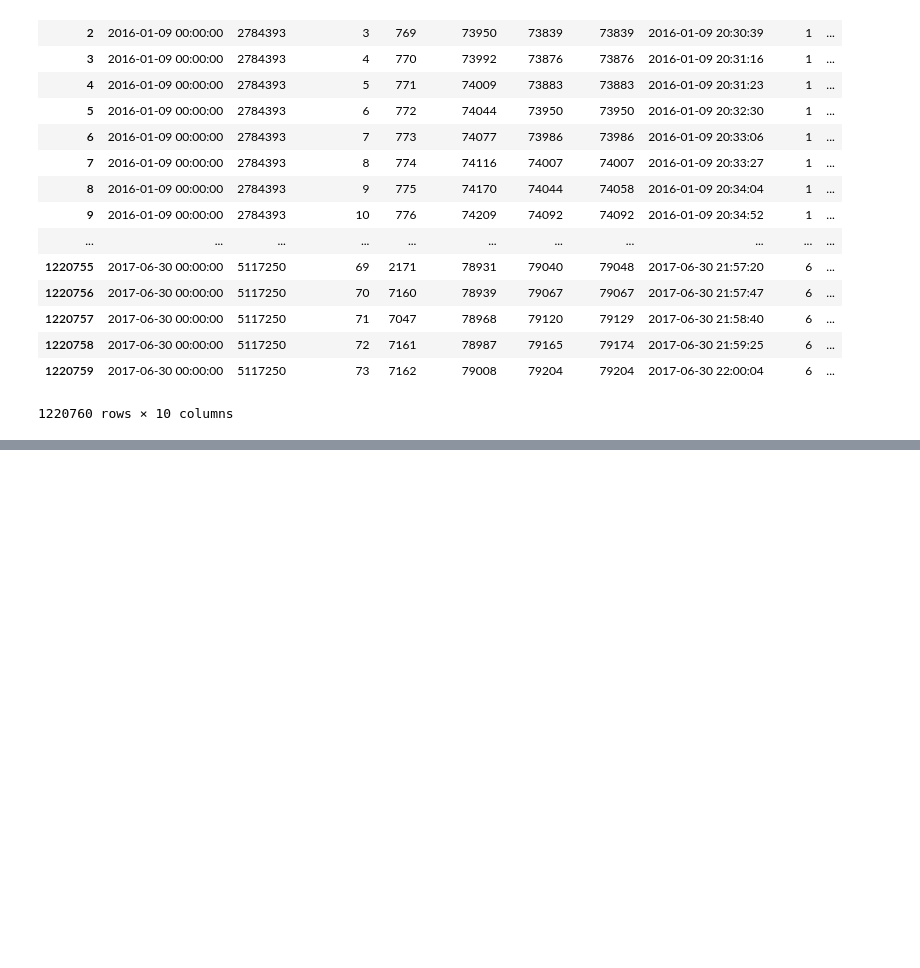
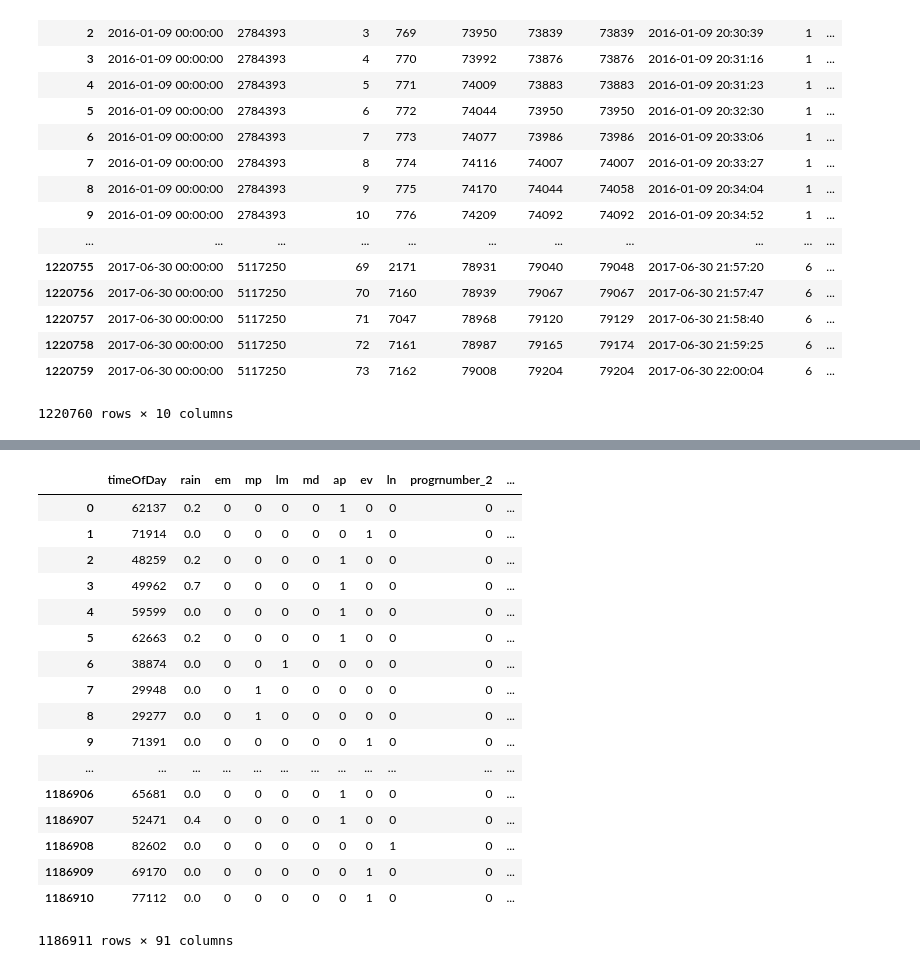
Before and after one commit to xinyuewang1/DublinBusDataAnalysis, a Jupyter notebook: caseStudy39A.ipynb, the cells around one changed output, grey strips where cells are left out. Drawn from its saved outputs; the diff is of its cells as text; code cells hidden in the pictures; blank space fills up the shorter version.

```diff
--- a/caseStudy39A.ipynb
+++ b/caseStudy39A.ipynb
@@ -2030,4 +2092,6 @@ late night: 22-1 (79200 - 90000)
 mid night: 1-4( >90000, < 14400)
 '''
 dfShuffled = dfShuffled.drop('period',1)
+# %%
+dfShuffled = X
 # %%
@@ -2210,0 +2363,12 @@ But two things I would like to try now:
+# %%
+import numpy as np
+#df['elderly'] = np.where(df['age']>=50, 'yes', 'no')
+dfShuffled['em'] = np.where((dfShuffled['timeOfDay'] > 14400) & (dfShuffled['timeOfDay'] <=  25200),1,0)
+dfShuffled['mp'] = np.where((dfShuffled['timeOfDay'] > 25200) & (dfShuffled['timeOfDay'] <=  36000),1,0)
+dfShuffled['lm'] = np.where((dfShuffled['timeOfDay'] > 36000) & (dfShuffled['timeOfDay'] <=  46800),1,0)
+dfShuffled['md'] = np.where((dfShuffled['timeOfDay'] > 46800) & (dfShuffled['timeOfDay'] <=  47600),1,0)
+dfShuffled['ap'] = np.where((dfShuffled['timeOfDay'] > 47600) & (dfShuffled['timeOfDay'] <=  68400),1,0)
+dfShuffled['ev'] = np.where((dfShuffled['timeOfDay'] > 68400) & (dfShuffled['timeOfDay'] <=  79200),1,0)
+dfShuffled['ln'] = np.where((dfShuffled['timeOfDay'] > 79200) & (dfShuffled['timeOfDay'] <=  90000),1,0)
+#dfShuffled['mn'] = np.where((dfShuffled['timeOfDay'] > 90000) | (dfShuffled['timeOfDay'] <=  14400),1,0)
+dfShuffled
@@ -2210,0 +2394,24 @@ But two things I would like to try now:
+# %%
+Xcol=['progrnumber','timeOfDay','month','weekday','rain','em','mp','lm','md','ap','ev','ln']#,'mn']
+X = pd.get_dummies(dfShuffled[Xcol],drop_first=True)
+
+X
+# %% [output]
+|  | timeOfDay | rain | em | mp | lm | md | ap | ev | ln | progrnumber_2 | ... |
+| 0 | 62137 | 0.2 | 0 | 0 | 0 | 0 | 1 | 0 | 0 | 0 | ... |
+| 1 | 71914 | 0.0 | 0 | 0 | 0 | 0 | 0 | 1 | 0 | 0 | ... |
+| 2 | 48259 | 0.2 | 0 | 0 | 0 | 0 | 1 | 0 | 0 | 0 | ... |
+| 3 | 49962 | 0.7 | 0 | 0 | 0 | 0 | 1 | 0 | 0 | 0 | ... |
+| 4 | 59599 | 0.0 | 0 | 0 | 0 | 0 | 1 | 0 | 0 | 0 | ... |
+| 5 | 62663 | 0.2 | 0 | 0 | 0 | 0 | 1 | 0 | 0 | 0 | ... |
+| 6 | 38874 | 0.0 | 0 | 0 | 1 | 0 | 0 | 0 | 0 | 0 | ... |
+| 7 | 29948 | 0.0 | 0 | 1 | 0 | 0 | 0 | 0 | 0 | 0 | ... |
+| 8 | 29277 | 0.0 | 0 | 1 | 0 | 0 | 0 | 0 | 0 | 0 | ... |
+| 9 | 71391 | 0.0 | 0 | 0 | 0 | 0 | 0 | 1 | 0 | 0 | ... |
+| ... | ... | ... | ... | ... | ... | ... | ... | ... | ... | ... | ... |
+| 1186906 | 65681 | 0.0 | 0 | 0 | 0 | 0 | 1 | 0 | 0 | 0 | ... |
+| 1186907 | 52471 | 0.4 | 0 | 0 | 0 | 0 | 1 | 0 | 0 | 0 | ... |
+| 1186908 | 82602 | 0.0 | 0 | 0 | 0 | 0 | 0 | 0 | 1 | 0 | ... |
+| 1186909 | 69170 | 0.0 | 0 | 0 | 0 | 0 | 0 | 1 | 0 | 0 | ... |
+| 1186910 | 77112 | 0.0 | 0 | 0 | 0 | 0 | 0 | 1 | 0 | 0 | ... |
+1186911 rows × 91 columns
```
Also changed, not shown: parts of 105 cells of this notebook.
